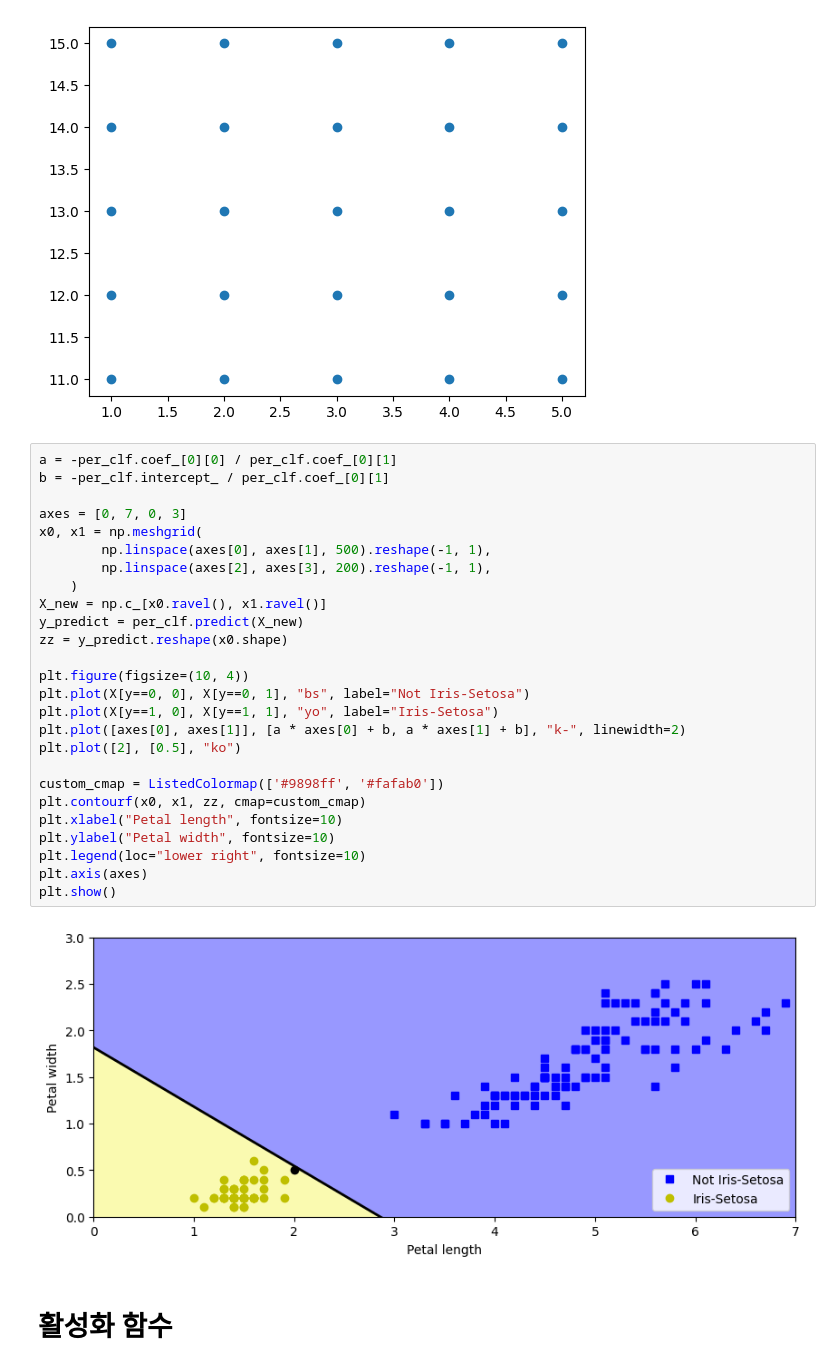
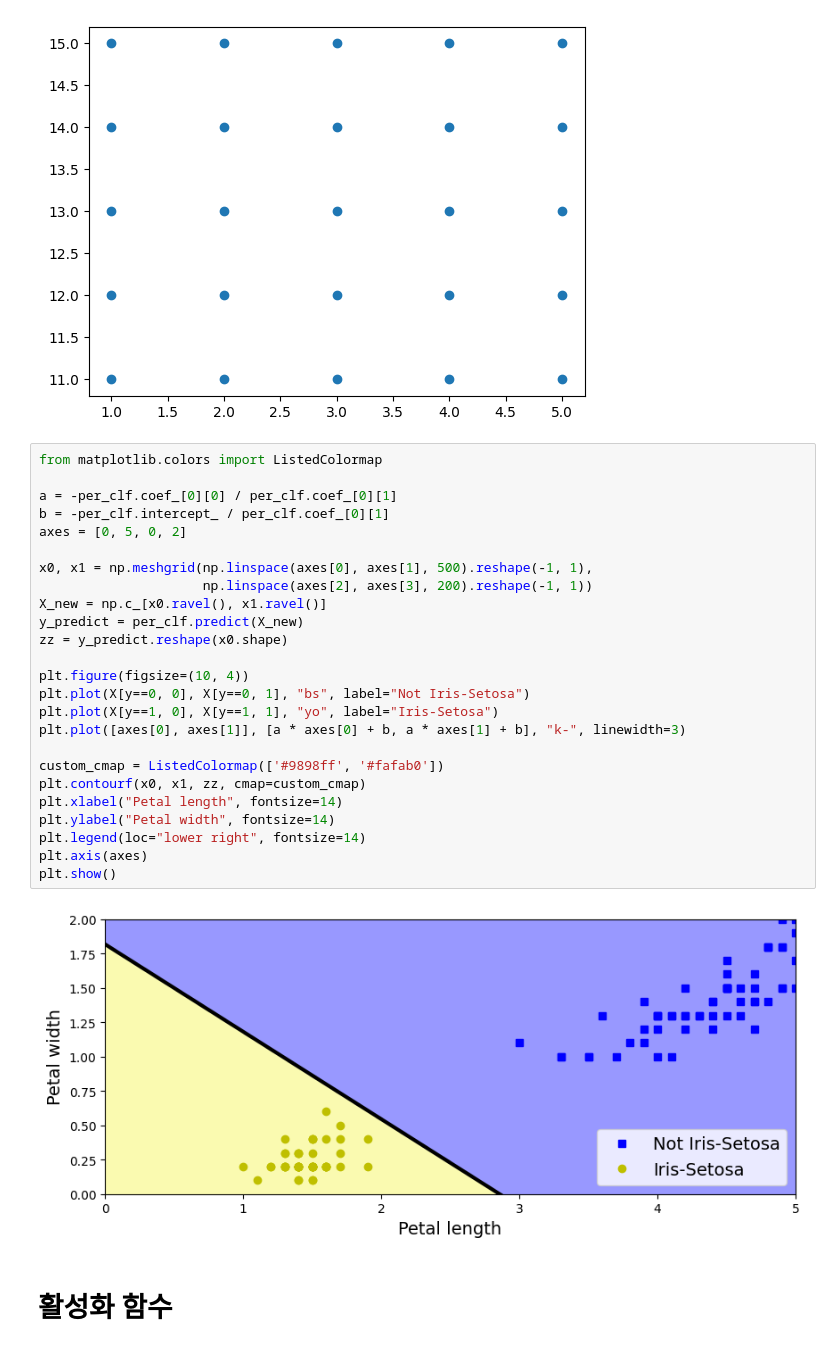
Before and after one commit to chaiminwoo0223/Deep-Neural-Network, a Jupyter notebook: 01 - neural_nets_with_keras.ipynb, the cells around one changed output. Drawn from its saved outputs; the diff is of its cells as text.

```diff
--- a/01 - neural_nets_with_keras.ipynb
+++ b/01 - neural_nets_with_keras.ipynb
@@ -85,33 +91,32 @@ plt.show()
 # %% [output]
 [figure]
 # %%
+from matplotlib.colors import ListedColormap
+
 a = -per_clf.coef_[0][0] / per_clf.coef_[0][1]
 b = -per_clf.intercept_ / per_clf.coef_[0][1]
+axes = [0, 5, 0, 2]
 
-axes = [0, 7, 0, 3]
-x0, x1 = np.meshgrid(
-        np.linspace(axes[0], axes[1], 500).reshape(-1, 1),
-        np.linspace(axes[2], axes[3], 200).reshape(-1, 1),
-    )
+x0, x1 = np.meshgrid(np.linspace(axes[0], axes[1], 500).reshape(-1, 1),
+                     np.linspace(axes[2], axes[3], 200).reshape(-1, 1))
 X_new = np.c_[x0.ravel(), x1.ravel()]
 y_predict = per_clf.predict(X_new)
 zz = y_predict.reshape(x0.shape)
 
 plt.figure(figsize=(10, 4))
 plt.plot(X[y==0, 0], X[y==0, 1], "bs", label="Not Iris-Setosa")
 plt.plot(X[y==1, 0], X[y==1, 1], "yo", label="Iris-Setosa")
-plt.plot([axes[0], axes[1]], [a * axes[0] + b, a * axes[1] + b], "k-", linewidth=2)
-plt.plot([2], [0.5], "ko")
+plt.plot([axes[0], axes[1]], [a * axes[0] + b, a * axes[1] + b], "k-", linewidth=3)
 
 custom_cmap = ListedColormap(['#9898ff', '#fafab0'])
 plt.contourf(x0, x1, zz, cmap=custom_cmap)
-plt.xlabel("Petal length", fontsize=10)
-plt.ylabel("Petal width", fontsize=10)
-plt.legend(loc="lower right", fontsize=10)
+plt.xlabel("Petal length", fontsize=14)
+plt.ylabel("Petal width", fontsize=14)
+plt.legend(loc="lower right", fontsize=14)
 plt.axis(axes)
 plt.show()
 # %% [output]
-[figure, old version]
+[figure, new version]
 # %% [markdown]
 # 활성화 함수
 # %%
```
Also changed, not shown: parts of 94 cells of this notebook.
